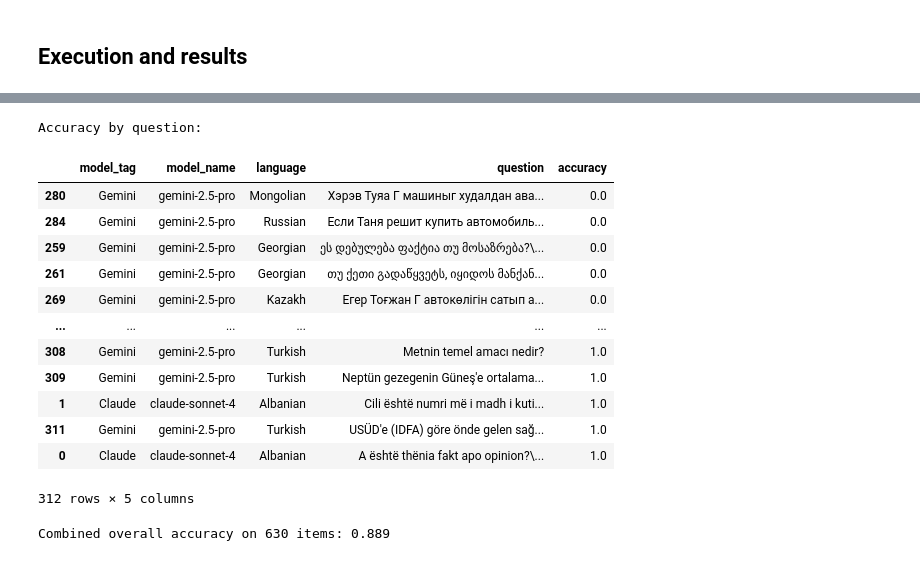
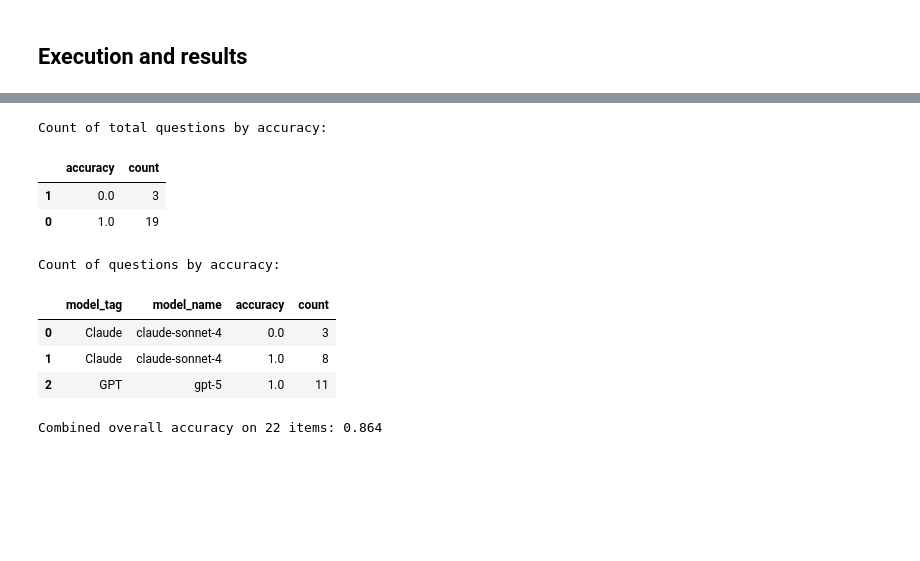
Before and after one commit to ysapenov/Python, a Jupyter notebook: research/PISAqa.ipynb, the cells around one changed output, grey strips where cells are left out. Saved outputs shown, nothing was run; the diff lists cells and outputs as text; code cells hidden in the pictures; blank space fills up the shorter version.

Commit message:
save results in process

```diff
--- a/research/PISAqa.ipynb
+++ b/research/PISAqa.ipynb
@@ -352,2 +439,3 @@ Evaluating Gemini -> gemini-2.5-pro
 # %%
-res_df = pd.concat(all_results, ignore_index=True)
+res_df = pd.read_csv(RESULTS_CSV)
+print(f"\nTotal results loaded: {len(res_df)}")
@@ -423,33 +503,51 @@ Accuracy by model & language:
 # %%
 by_question = (
     res_df.groupby(["model_tag","model_name","language","question"])["is_correct"]
     .mean()
     .reset_index()
     .rename(columns={"is_correct":"accuracy"})
     .sort_values(["accuracy"])
 )
-print("\nAccuracy by question:")
-display(by_question)
+
+# print("\nAccuracy by question:")
+# display(by_question)
+
+accuracy_counts_total = (
+    by_question["accuracy"]
+    .value_counts()
+    .rename_axis("accuracy")
+    .reset_index(name="count")
+    .sort_values("accuracy")
+)
+
+print("\nCount of total questions by accuracy:")
+display(accuracy_counts_total)
+
+accuracy_counts = (
+    by_question
+    .groupby(["model_tag", "model_name", "accuracy"], as_index=False)
+    .size()
+    .rename(columns={"size": "count"})
+    .sort_values(["model_tag", "model_name", "accuracy"])
+)
+
+print("\nCount of questions by accuracy:")
+display(accuracy_counts)
 # %% [output]
-Accuracy by question:
+Count of total questions by accuracy:
-|  | model_tag | model_name | language | question | accuracy |
-| 280 | Gemini | gemini-2.5-pro | Mongolian | Хэрэв Туяа Г машиныг худалдан ава... | 0.0 |
-| 284 | Gemini | gemini-2.5-pro | Russian | Если Таня решит купить автомобиль... | 0.0 |
-| 259 | Gemini | gemini-2.5-pro | Georgian | ეს დებულება ფაქტია თუ მოსაზრება?\... | 0.0 |
-| 261 | Gemini | gemini-2.5-pro | Georgian | თუ ქეთი გადაწყვეტს, იყიდოს მანქან... | 0.0 |
-| 269 | Gemini | gemini-2.5-pro | Kazakh | Егер Тоғжан Г автокөлігін сатып а... | 0.0 |
-| ... | ... | ... | ... | ... | ... |
-| 308 | Gemini | gemini-2.5-pro | Turkish | Metnin temel amacı nedir? | 1.0 |
-| 309 | Gemini | gemini-2.5-pro | Turkish | Neptün gezegenin Güneş'e ortalama... | 1.0 |
-| 1 | Claude | claude-sonnet-4 | Albanian | Cili është numri më i madh i kuti... | 1.0 |
-| 311 | Gemini | gemini-2.5-pro | Turkish | USÜD'e (IDFA) göre önde gelen sağ... | 1.0 |
-| 0 | Claude | claude-sonnet-4 | Albanian | A është thënia fakt apo opinion?\... | 1.0 |
+|  | accuracy | count |
+| 1 | 0.0 | 3 |
+| 0 | 1.0 | 19 |
-312 rows × 5 columns
+Count of questions by accuracy:
+|  | model_tag | model_name | accuracy | count |
+| 0 | Claude | claude-sonnet-4 | 0.0 | 3 |
+| 1 | Claude | claude-sonnet-4 | 1.0 | 8 |
+| 2 | GPT | gpt-5 | 1.0 | 11 |
 # %%
 def safe_acc(s):
     return float('nan') if s.empty else s.mean()
 overall_acc = safe_acc(res_df["is_correct"])
 print(f"\nCombined overall accuracy on {len(res_df)} items: {overall_acc:.3f}")
 # %% [output]
-Combined overall accuracy on 630 items: 0.889
+Combined overall accuracy on 22 items: 0.864
 # %%
```
Also changed, not shown: parts of 9 cells of this notebook, 4 other files.
